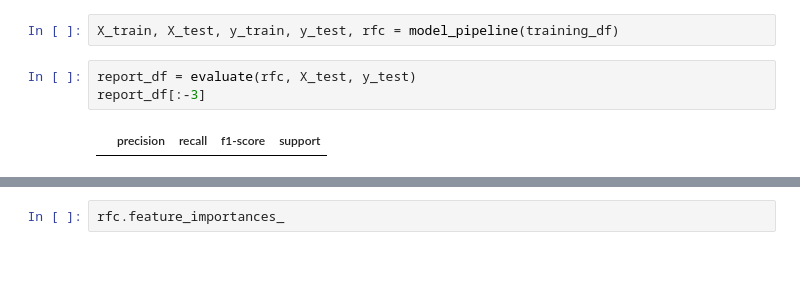
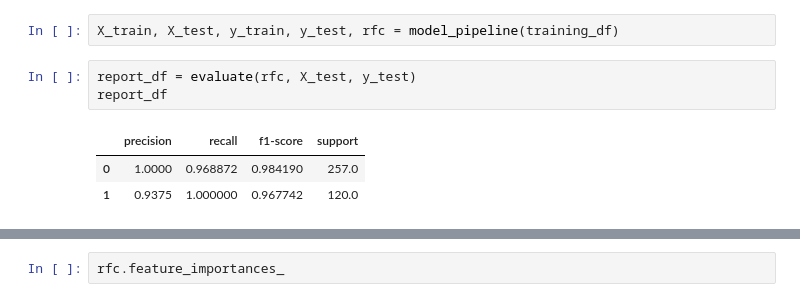
Before and after one commit to rafammi/tree_detection, a Jupyter notebook: scripts/random_forest.ipynb, the cells around one changed output, grey strips where cells are left out. Saved outputs shown, nothing was run; the diff lists cells and outputs as text; blank space fills up the shorter version.

```diff
--- a/scripts/random_forest.ipynb
+++ b/scripts/random_forest.ipynb
@@ -183,9 +183,11 @@ viz(training_df)
 X_train, X_test, y_train, y_test, rfc = model_pipeline(training_df)
 # %%
 report_df = evaluate(rfc, X_test, y_test)
-report_df[:-3]
+report_df
 # %% [output]
 |  | precision | recall | f1-score | support |
+| 0 | 1.0000 | 0.968872 | 0.984190 | 257.0 |
+| 1 | 0.9375 | 1.000000 | 0.967742 | 120.0 |
 # %%
 plot_ids = [f"{i:02d}" for i in range(1, 11)]
 
```
Also changed, not shown: parts of 2 cells of this notebook.
